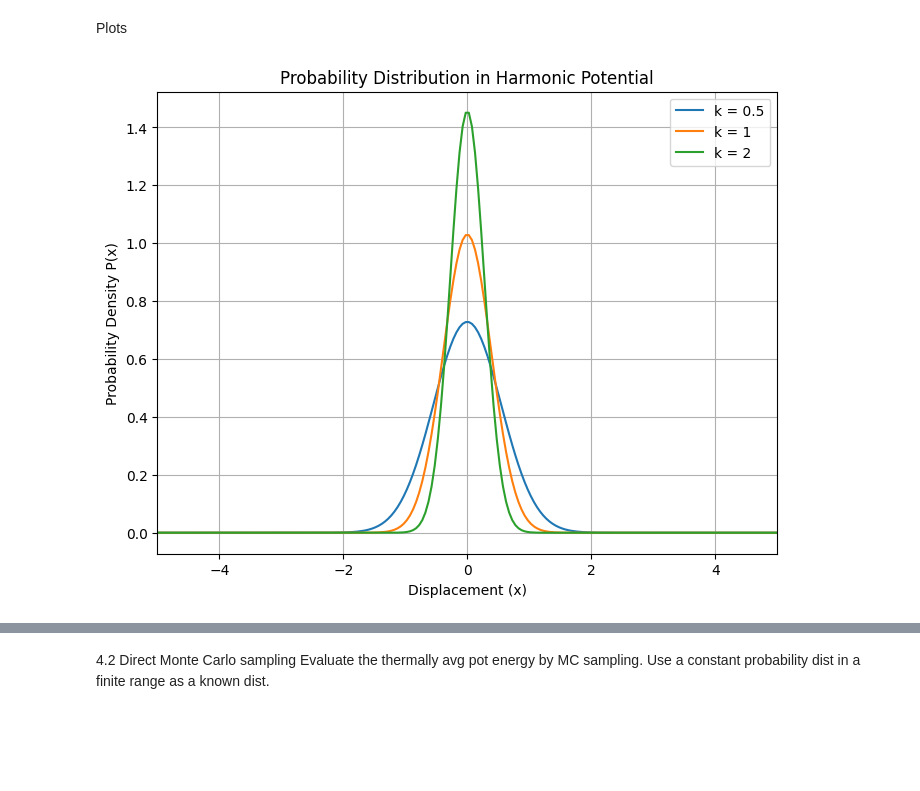
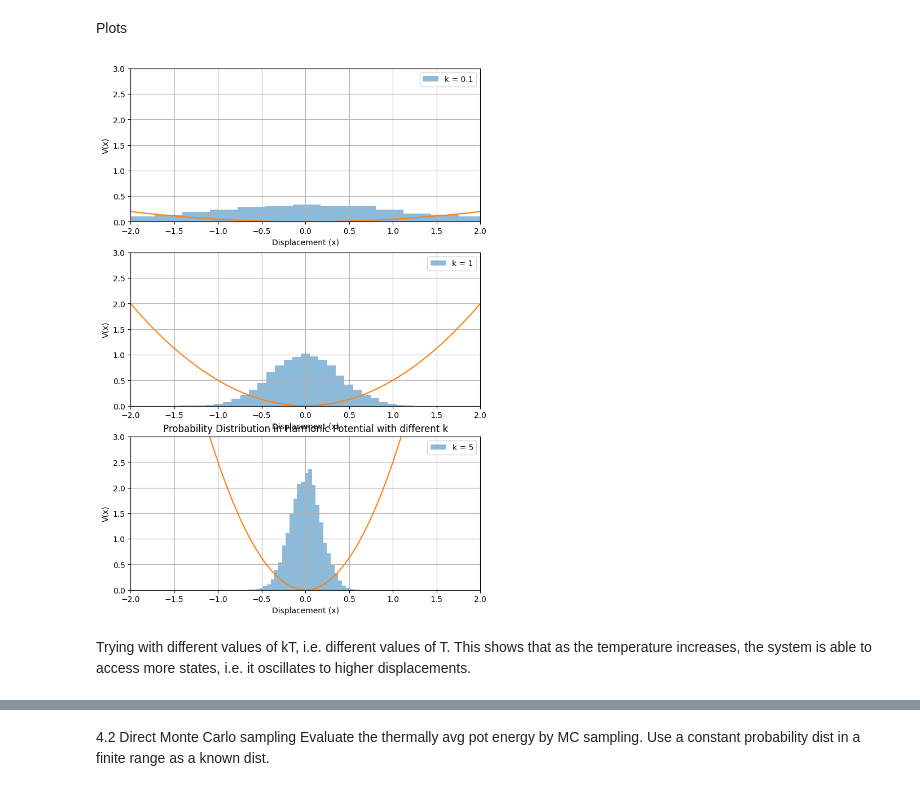
Before and after one commit to Justusperthes/Comphy, a Jupyter notebook: w2/ex6/class_HO.ipynb, the cells around one changed output, grey strips where cells are left out. Cells and saved outputs as stored; diff of their text form; code cells hidden in the pictures; blank space fills up the shorter version.

```diff
--- a/w2/ex6/class_HO.ipynb
+++ b/w2/ex6/class_HO.ipynb
@@ -17,8 +17,7 @@ x_extrema = 100
 x0 = 0 # positional displacement
 x_min, x_max = -x_extrema, x_extrema
 x = np.linspace(x_min, x_max, 4000)
-spring_constants = [0.5, 1, 2]
-kTs = [0.05, 0.15, 0.3]
+spring_constants = [0.1, 1, 5]
 # %% [markdown]
 Define functions, V and P
 # %%
@@ -32,19 +31,28 @@ def P(x, k, x0):
     return np.sqrt(k / (2 * np.pi * kT)) * np.exp(-0.5 * (k * (x-x0)**2) / (kT))  # prob density
 # %% [markdown]
 Plots
-# %%
-plt.figure(figsize=(8, 6))
-for k in spring_constants:
-    plt.plot(x, P(x, k, x0), label=f'k = {k}')
-
-plt.xlabel('Displacement (x)')
-plt.ylabel('Probability Density P(x)')
-plt.title('Probability Distribution in Harmonic Potential')
-plt.xlim(-5,5)
-plt.grid(True)
-plt.legend()
-plt.savefig('classical_prob_dist_multiple_k.png')
-plt.show()
-# %% [output]
-[figure, removed]
+# %%
+fig, axs = plt.subplots(len(spring_constants), 1, figsize=(8, 12))
+
+for i, k in enumerate(spring_constants):
+    plt.title(f'Probability Distribution in Harmonic Potential with different k')
+    std_dev = np.sqrt(kT / k)
+    samples = np.random.normal(loc=x0, scale=std_dev, size=10000)  # Larger sample size for smooth histogram
+
+    # Plot histogram
+    axs[i].hist(samples, bins=30, density=True, alpha=0.5, label=f'k = {k}')
+    axs[i].plot(x,V(x,k,x0))
+    axs[i].set_xlabel('Displacement (x)')
+    axs[i].set_ylabel('V(x)')
+    axs[i].set_xlim(-2,2)
+    axs[i].set_ylim(0,3)
+    axs[i].grid(True)
+    axs[i].legend()
+
+plt.savefig('classical_prob_dist_multiple_k.png')
+plt.show()
+# %% [output]
+[figure, added]
+# %% [markdown]
+Trying with different values of kT, i.e. different values of T. This shows that as the temperature increases, the system is able to access more states, i.e. it oscillates to higher displacements.
 # %%
```
Also changed, not shown: parts of 3 cells of this notebook, 2 other files.
